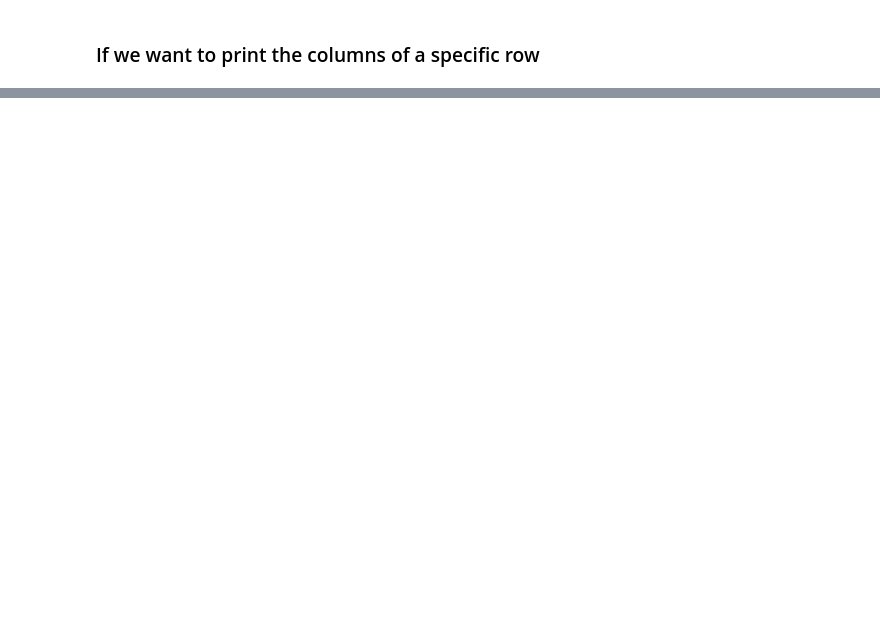
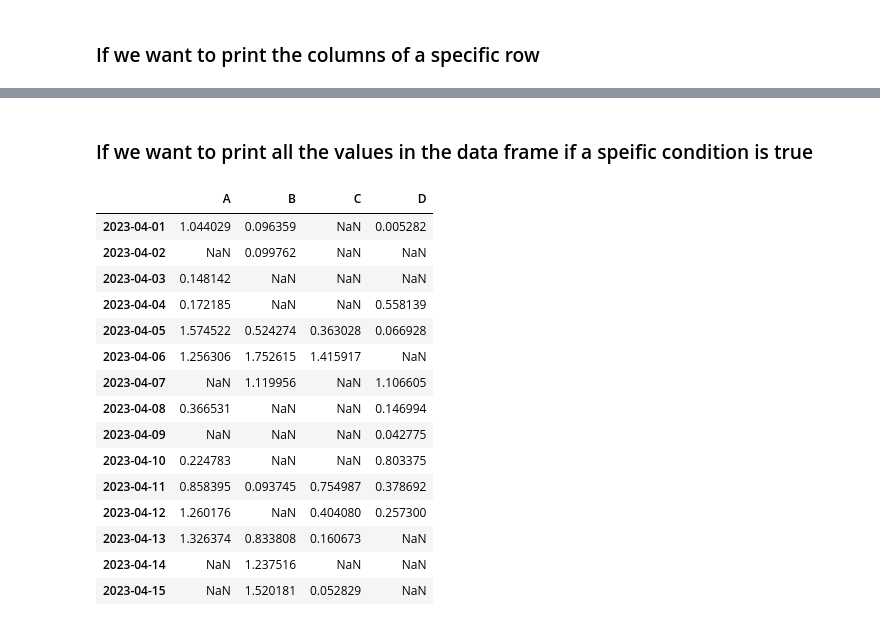
Before and after one commit to abuBakarBhatti/PandasLibrary, a Jupyter notebook: Pandas.ipynb, the cells around one changed output, grey strips where cells are left out. Drawn from its saved outputs; the diff is of its cells as text; code cells hidden in the pictures; blank space fills up the shorter version.

```diff
--- a/Pandas.ipynb
+++ b/Pandas.ipynb
@@ -137,0 +278,21 @@ Name: 2023-04-05 00:00:00, dtype: float64
+# %% [markdown]
+### If we want to print all the values in the data frame if a speific condition is true
+# %%
+df[df > 0]
+# %% [output]
+|  | A | B | C | D |
+| 2023-04-01 | 1.044029 | 0.096359 | NaN | 0.005282 |
+| 2023-04-02 | NaN | 0.099762 | NaN | NaN |
+| 2023-04-03 | 0.148142 | NaN | NaN | NaN |
+| 2023-04-04 | 0.172185 | NaN | NaN | 0.558139 |
+| 2023-04-05 | 1.574522 | 0.524274 | 0.363028 | 0.066928 |
+| 2023-04-06 | 1.256306 | 1.752615 | 1.415917 | NaN |
+| 2023-04-07 | NaN | 1.119956 | NaN | 1.106605 |
+| 2023-04-08 | 0.366531 | NaN | NaN | 0.146994 |
+| 2023-04-09 | NaN | NaN | NaN | 0.042775 |
+| 2023-04-10 | 0.224783 | NaN | NaN | 0.803375 |
+| 2023-04-11 | 0.858395 | 0.093745 | 0.754987 | 0.378692 |
+| 2023-04-12 | 1.260176 | NaN | 0.404080 | 0.257300 |
+| 2023-04-13 | 1.326374 | 0.833808 | 0.160673 | NaN |
+| 2023-04-14 | NaN | 1.237516 | NaN | NaN |
+| 2023-04-15 | NaN | 1.520181 | 0.052829 | NaN |
```
Also changed, not shown: parts of 28 cells of this notebook.
